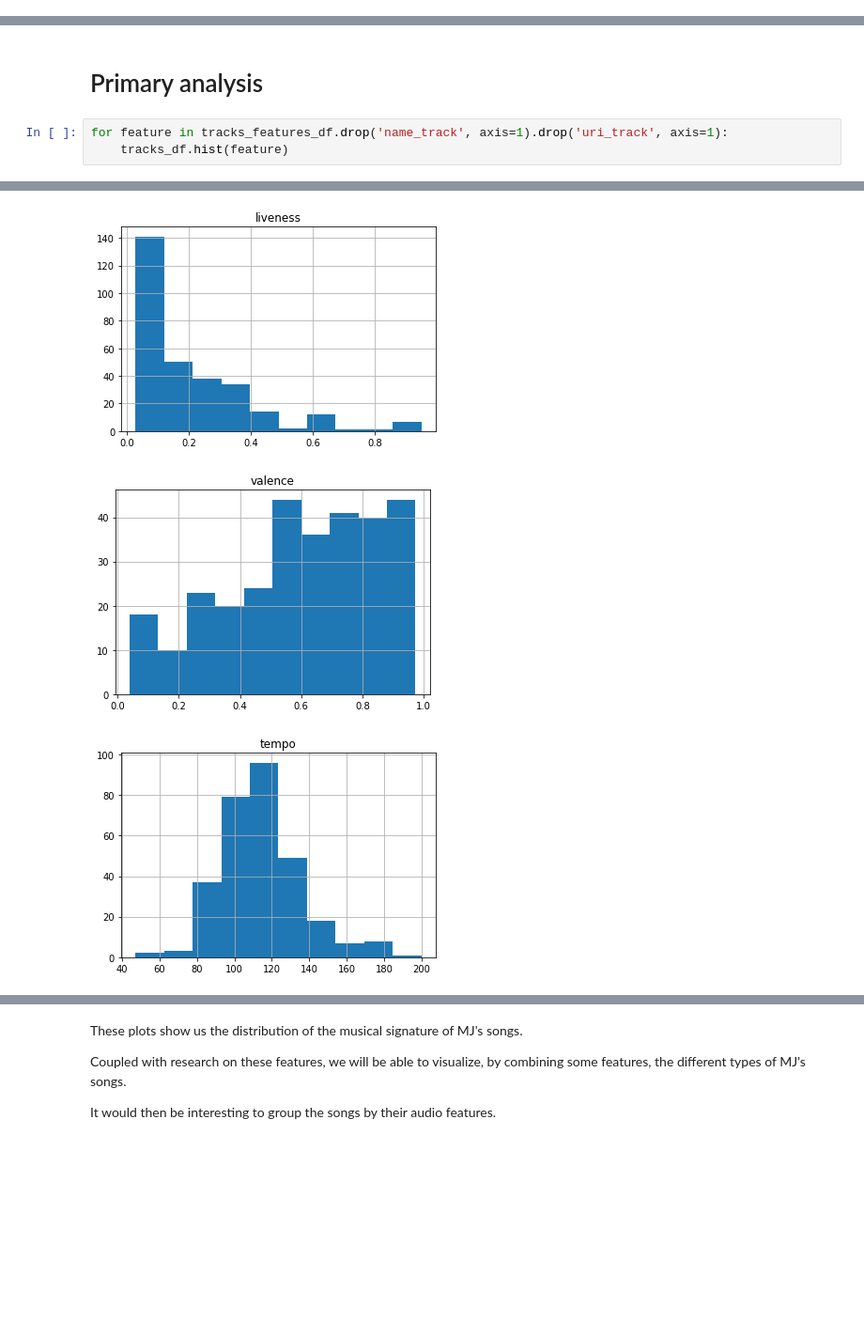
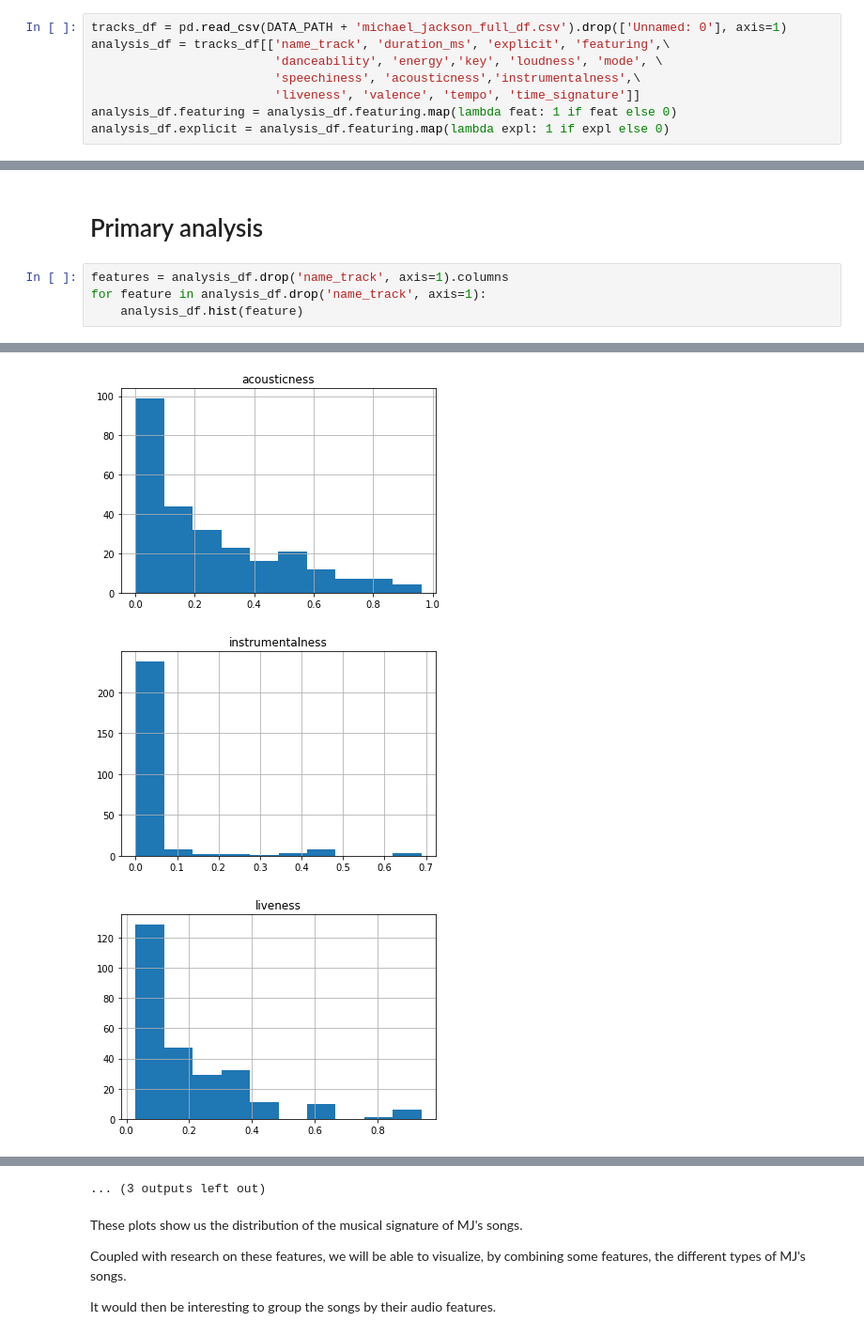
Before and after one commit to com-480-data-visualization/com-480-project-js, a Jupyter notebook: eda/eda_spotify.ipynb, the cells around one changed output, grey strips where cells are left out. Shown at 94% size. Cells and saved outputs as stored; diff of their text form; blank space fills up the shorter version.

```diff
--- a/eda/eda_spotify.ipynb
+++ b/eda/eda_spotify.ipynb
@@ -29,0 +9,8 @@ analysis_df.head()
+# %%
+tracks_df = pd.read_csv(DATA_PATH + 'michael_jackson_full_df.csv').drop(['Unnamed: 0'], axis=1)
+analysis_df = tracks_df[['name_track', 'duration_ms', 'explicit', 'featuring',\
+                         'danceability', 'energy','key', 'loudness', 'mode', \
+                         'speechiness', 'acousticness','instrumentalness',\
+                         'liveness', 'valence', 'tempo', 'time_signature']]
+analysis_df.featuring = analysis_df.featuring.map(lambda feat: 1 if feat else 0)
+analysis_df.explicit = analysis_df.featuring.map(lambda expl: 1 if expl else 0)
@@ -30,6 +23,7 @@ analysis_df.head()
 # %% [markdown]
 # Primary analysis
 # %%
-for feature in tracks_features_df.drop('name_track', axis=1).drop('uri_track', axis=1):
-    tracks_df.hist(feature)
+features = analysis_df.drop('name_track', axis=1).columns
+for feature in analysis_df.drop('name_track', axis=1):
+    analysis_df.hist(feature)
 # %% [output]
@@ -45,3 +39,3 @@ for feature in tracks_features_df.drop('name_track', axis=1).drop('uri_track', a
-[figure, old version]
+[figure, new version]
-[figure, old version]
+[figure, new version]
-[figure, old version]
+[figure, new version]
@@ -49,3 +42,4 @@ for feature in tracks_features_df.drop('name_track', axis=1).drop('uri_track', a
+... (3 outputs left out)
 # %% [markdown]
 These plots show us the distribution of the musical signature of MJ's songs.
 
```
Also changed, not shown: parts of 19 cells of this notebook, 4 other files.
